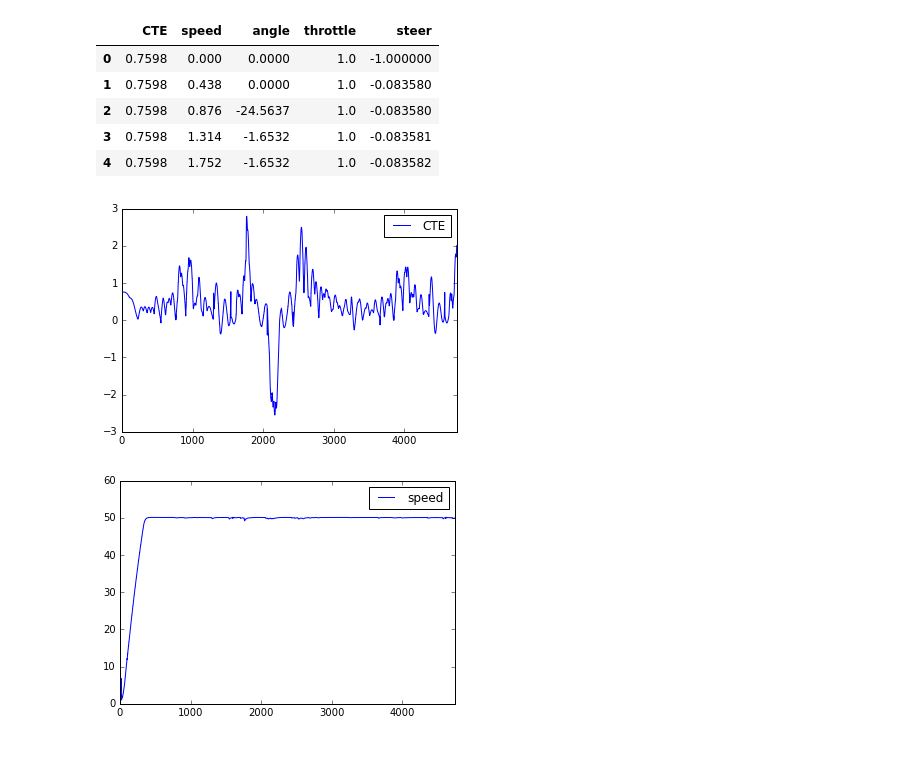
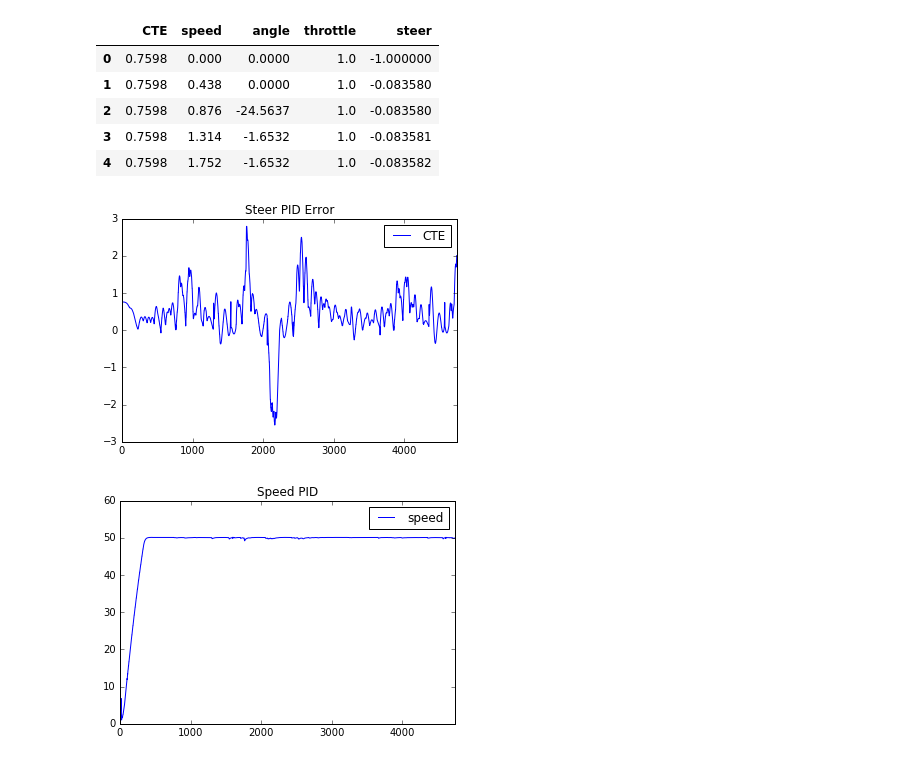
Before and after one commit to undo76/CarND-PID-Control-Project, a Jupyter notebook: PID Analysis.ipynb, the cells around one changed output. Cells and saved outputs as stored; diff of their text form; code cells hidden in the pictures.

```diff
--- a/PID Analysis.ipynb
+++ b/PID Analysis.ipynb
@@ -4,7 +68,7 @@ import pandas as pd
 import numpy as np
 import matplotlib.pyplot as plt
 # %%
-df = pd.read_csv('./build/dump.csv', header=None, names=['CTE', 'speed', 'angle',  'throttle', 'steer'])
+df = pd.read_csv('./dump.csv', header=None, names=['CTE', 'speed', 'angle',  'throttle', 'steer'])
 df.head()
 # %% [output]
 |  | CTE | speed | angle | throttle | steer |
@@ -14,10 +78,10 @@ df.head()
 | 3 | 0.7598 | 1.314 | -1.6532 | 1.0 | -0.083581 |
 | 4 | 0.7598 | 1.752 | -1.6532 | 1.0 | -0.083582 |
 # %%
-_ = df[df.columns[[0]]][:].plot()
+_ = df[df.columns[[0]]][:].plot(title="Steer PID Error")
 # %% [output]
-[figure, old version]
+[figure, new version]
 # %%
-_ = (df[df.columns[[1]]][:]).plot()
+_ = (df[df.columns[[1]]][:]).plot(title="Speed PID")
 # %% [output]
-[figure, old version]
+[figure, new version]
```
Also changed, not shown: parts of 5 cells of this notebook, 3 other files.
